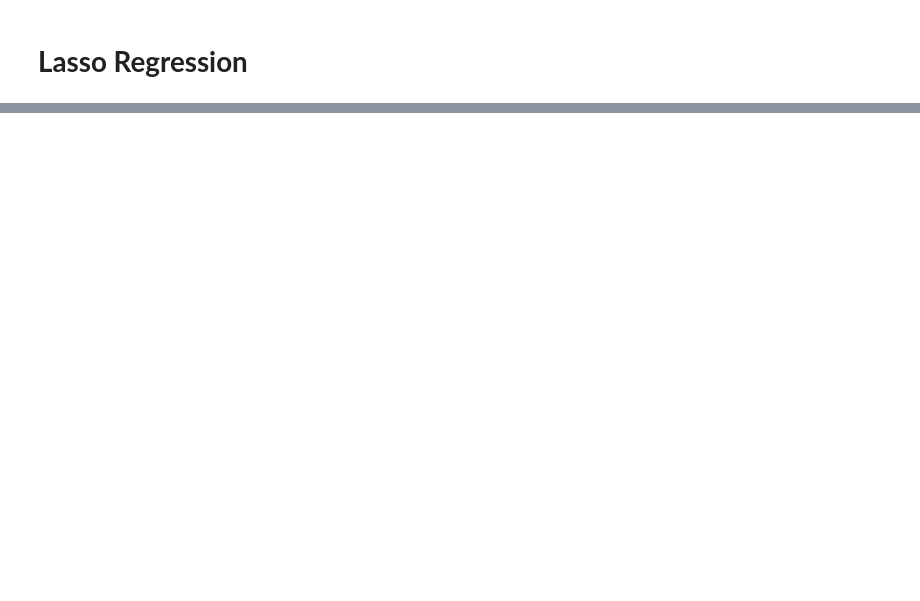
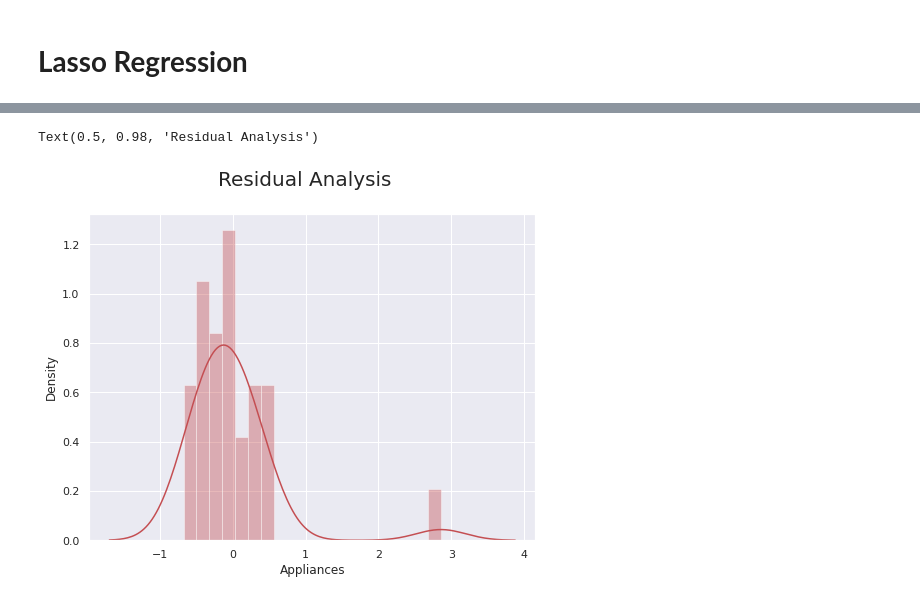
Before and after one commit to anasjy/appliance-energy-prediction, a Jupyter notebook: Appliance_energy_prediction.ipynb, the cells around one changed output, grey strips where cells are left out. Cells and saved outputs as stored; diff of their text form; code cells hidden in the pictures; blank space fills up the shorter version.

```diff
--- a/Appliance_energy_prediction.ipynb
+++ b/Appliance_energy_prediction.ipynb
@@ -777,0 +960,12 @@ plt.ylabel('residuals')
+# %%
+#Residual Analysis
+
+fig=plt.figure(figsize=(8,6))
+
+sns.distplot(((test_y)- (y_pred_l)),bins=20,color='r')
+
+#Plot Label
+fig.suptitle('Residual Analysis', fontsize = 20)
+# %% [output]
+Text(0.5, 0.98, 'Residual Analysis')
+[figure, added]
```
Also changed, not shown: parts of 68 cells of this notebook.
